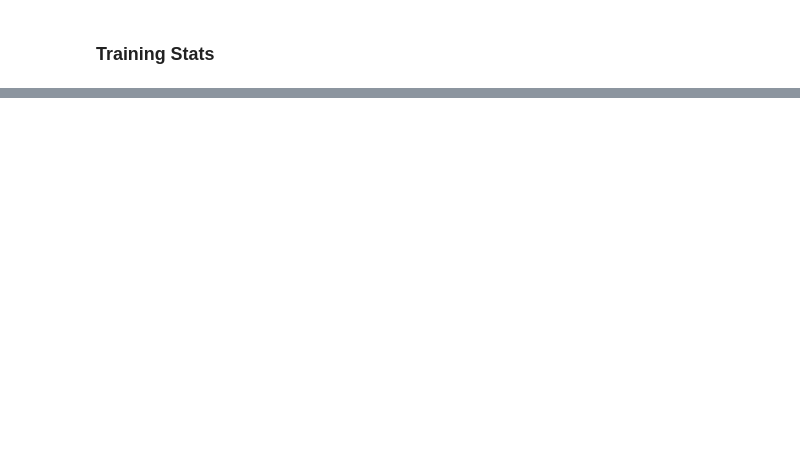
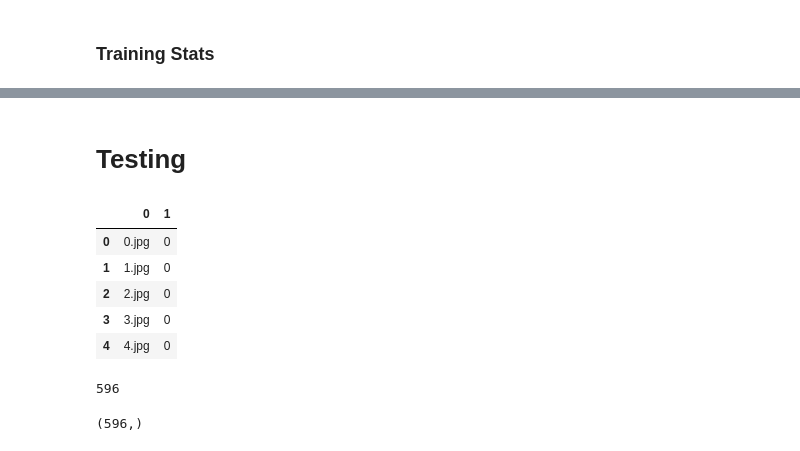
Before and after one commit to darkmatter18/Dockship-Attentive-AI-Internship-Hiring-Challenge, a Jupyter notebook: Training.ipynb, the cells around one changed output, grey strips where cells are left out. Drawn from its saved outputs; the diff is of its cells as text; code cells hidden in the pictures; blank space fills up the shorter version.

Commit message:
feat: Training testing writin. All pipelines are created.(85.57047 / 22) No scheduler. Adam 0.0001 Resnet18

```diff
--- a/Training.ipynb
+++ b/Training.ipynb
@@ -244,0 +302,14 @@ plt.plot(accuracies)
+# %% [markdown]
+# Testing
+# %%
+# Reading the Datafarme
+test_data = pd.read_csv('./dataset/test_challenge.csv')
+test_data = test_data.replace({'1': classes_to_idx})
+test_data.head()
+# %% [output]
+|  | 0 | 1 |
+| 0 | 0.jpg | 0 |
+| 1 | 1.jpg | 0 |
+| 2 | 2.jpg | 0 |
+| 3 | 3.jpg | 0 |
+| 4 | 4.jpg | 0 |
@@ -244,0 +324,4 @@ plt.plot(accuracies)
+# %%
+len(testsetloader.dataset)
+# %% [output]
+596
@@ -244,0 +338,4 @@ plt.plot(accuracies)
+# %%
+y_test_pred.shape
+# %% [output]
+(596,)
```
Also changed, not shown: parts of 14 cells of this notebook, 1 other file.
